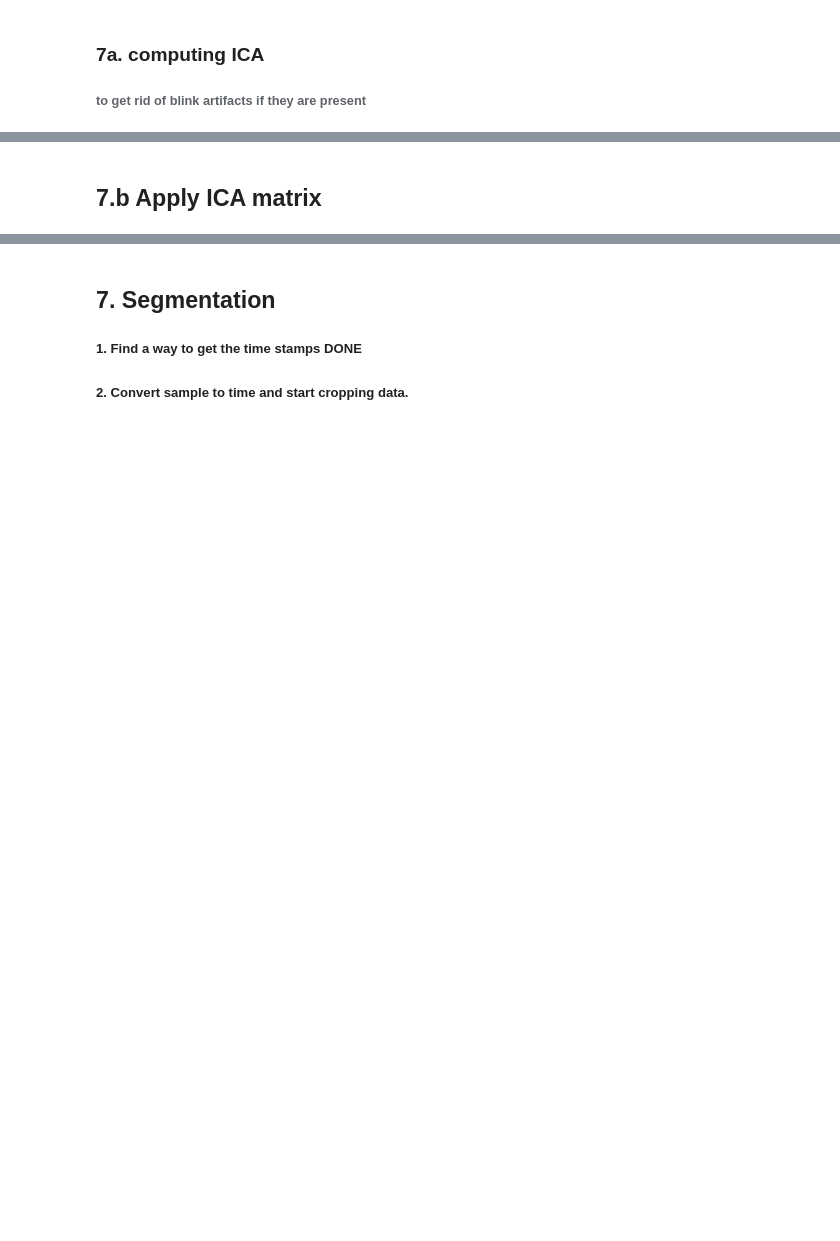
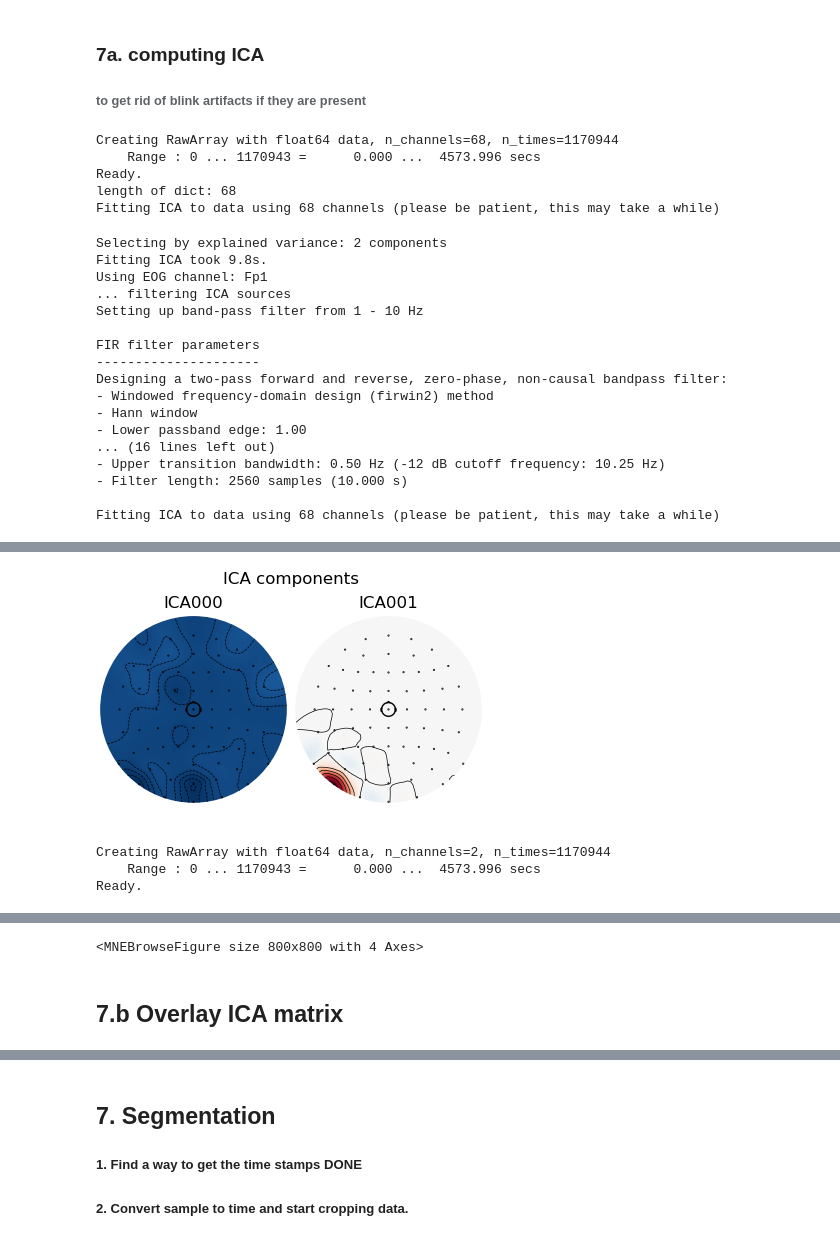
Before and after one commit to Bhargaverahkap/FPVS-Pypeline, a Jupyter notebook: FPVS_pypeline.ipynb, the cells around one changed output, grey strips where cells are left out. Drawn from its saved outputs; the diff is of its cells as text; code cells hidden in the pictures; blank space fills up the shorter version.

```diff
--- a/FPVS_pypeline.ipynb
+++ b/FPVS_pypeline.ipynb
@@ -364,45 +347,35 @@ lw6_data = np.load(lw6filepath, allow_pickle= True)
 # %%
 # np.load("D:\Goffaux lab\Data set\Python_CSVfiles\7_ep 6_fft-notchfilter 5_but 4_chan-select 3_ds 2_chanlocs 1_chanlabels CHMA0501.npy")
-%matplotlib widget
-lowcut = 1
-highcut = 100
-order = 4
-fs = 256
+# %matplotlib widgets
+import FPVS_pycage as FPVS
+importlib.reload(FPVS)
+matfilepath = matfilepath.with_suffix(".npy")
+metafilepath = metafilepath.with_suffix(".pkl")
+ica, raw, ica_data, idx = FPVS.preprocessFPVSdata_performICA(matfilepath=matfilepath, metafilepath = metafilepath)
 
-# Design Butterworth bandpass filter
-slope= 2
-nyquist = 0.5 * fs
-low = lowcut / nyquist
-high = highcut / nyquist
-
-dataforICA=np.zeros(mat_data.shape) #removing nonessential dims
-b, a = butter(order, [low, high], btype='band')
-bn, an = iirnotch(50, slope, fs)
-bn2, an2 = iirnotch(100, slope, fs)
-
-for chid in range(mat_data.shape[1]):
-    sig=filtfilt(b,a,mat_data[:,chid])
-    sig = filtfilt(bn,an,sig)
-    dataforICA[:,chid] = filtfilt(bn2,an2,sig)
-
-dataforICA=np.moveaxis(dataforICA,-1,0) #shuffling dims to reflect (nCh,nData)
-# dataforICA=dataforICA.reshape(dataforICA.shape[1],dataforICA.shape[0] * dataforICA.shape[2])
-#extract channel names from the lw6 data file and create a information base for the mne package
-ch_names=lw6_data["chanlocs"][0][0]["labels"].tolist()
-info = mne.create_info(ch_names=ch_names,sfreq=fs,ch_types='eeg')
-raw = mne.io.RawArray(dataforICA, info)
-
-montage_dict={}
-for ch in range(len(ch_names)):
-    name = ch_names[ch]
-    montage_dict[name] = [lw6_data["chanlocs"][0][0]["X"][ch] , lw6_data["chanlocs"][0][0]["Y"][ch] , lw6_data["chanlocs"][0][0]["Z"][ch]]
-
-print("length of dict:",len(montage_dict))
-
-montage = mne.channels.make_dig_montage(ch_pos=montage_dict,coord_frame='head')
-raw.set_montage(montage)
-#perform ICA
-ica = ICA(n_components=0.999, random_state=97, max_iter='auto')
 ica.fit(raw)
 ica.plot_components(inst=raw)
 ica.plot_sources(inst=raw)
+# %% [output]
+Creating RawArray with float64 data, n_channels=68, n_times=1170944
+    Range : 0 ... 1170943 =      0.000 ...  4573.996 secs
+Ready.
+length of dict: 68
+Fitting ICA to data using 68 channels (please be patient, this may take a while)
+Selecting by explained variance: 2 components
+Fitting ICA took 9.8s.
+Using EOG channel: Fp1
+... filtering ICA sources
+Setting up band-pass filter from 1 - 10 Hz
+
+FIR filter parameters
+---------------------
+Designing a two-pass forward and reverse, zero-phase, non-causal bandpass filter:
+- Windowed frequency-domain design (firwin2) method
+- Hann window
+- Lower passband edge: 1.00
+... (16 lines left out)
+- Upper transition bandwidth: 0.50 Hz (-12 dB cutoff frequency: 10.25 Hz)
+- Filter length: 2560 samples (10.000 s)
+
+Fitting ICA to data using 68 channels (please be patient, this may take a while)
@@ -408,0 +384,4 @@ ica.plot_sources(inst=raw)
+[figure, added]
+Creating RawArray with float64 data, n_channels=2, n_times=1170944
+    Range : 0 ... 1170943 =      0.000 ...  4573.996 secs
+Ready.
@@ -409,3 +389,4 @@ ica.plot_sources(inst=raw)
+<MNEBrowseFigure size 800x800 with 4 Axes>
 # %% [markdown]
-## 7.b Apply ICA matrix
+## 7.b Overlay ICA matrix
 # %%
```
Also changed, not shown: parts of 59 cells of this notebook, 3 other files.
